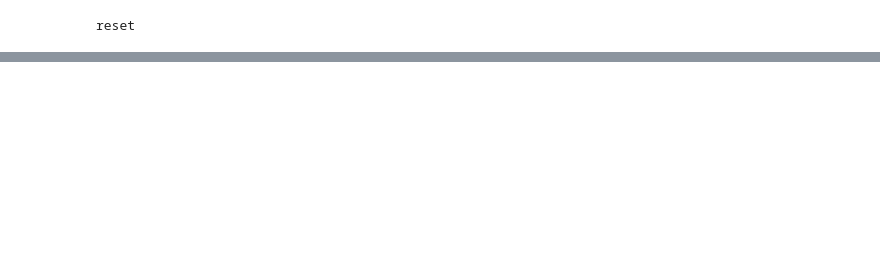
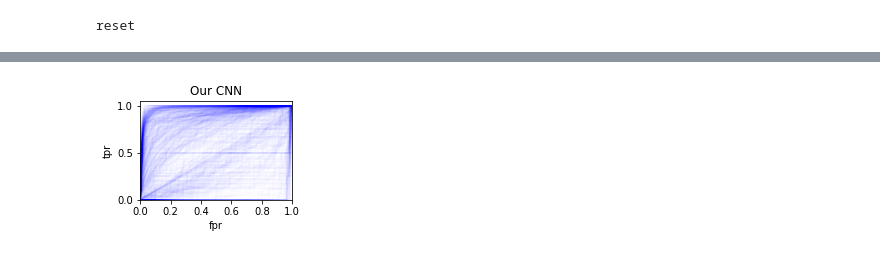
Before and after one commit to YosefLab/epitome, a Jupyter notebook: bionetz/train.ipynb, the cells around one changed output, grey strips where cells are left out. Cells and saved outputs as stored; diff of their text form; code cells hidden in the pictures; blank space fills up the shorter version.

```diff
--- a/bionetz/train.ipynb
+++ b/bionetz/train.ipynb
@@ -399,5 +312,6 @@ with tf.Session() as sess:
 # %%
-
+# num_logits = 919
+num_logits = 919 - 126
 
 with tf.Session() as sess:
     if glob.glob(save_path + '*'):
@@ -406,14 +320,14 @@ with tf.Session() as sess:
     else:
         raise
 
-    batches = test_and_valid_batches(32, valid_input, valid_target)
-    all_logits = np.array([[0] * 919])
-    all_targets = np.array([[0] * 919])
-    valid_batches = test_and_valid_batches(batch_size, valid_input, valid_target)
+    all_logits = np.array([[0] * num_logits])
+    all_targets = np.array([[0] * num_logits])
+    valid_batches = test_and_valid_batches(batch_size, valid_input, valid_target, seperate_dnase)
     for j in range(valid_size / batch_size):
-        b, t = valid_batches.next()
+        b, d, t = valid_batches.next()
         _logits = sess.run(logits, feed_dict={
-            input_placeholder: b
+            input_placeholder: b,
+            dnase_placeholder: d
         })
 #         all_logits += _logits[:,0].tolist()
         all_logits = np.append(all_logits, _logits, axis = 0)
@@ -427,7 +344,8 @@ plt.figure()
 plt.subplot(223)
 
 our_scores = []
-for i in np.arange(919):
+# for i in np.arange(919 - 126):
+for i in np.arange(126, 919) - 126:
     fpr, tpr, _ = roc_curve(all_targets[:, i],all_logits[:, i])
     try:
         our_scores += [roc_auc_score(all_targets[:, i],all_logits[:, i])]
@@ -443,49 +361,49 @@ for i in np.arange(919):
     plt.title('Our CNN')
 
 print(np.mean(our_scores))
+plt.show()
+# all_targets = loadmat("../../genomics/deepsea_train/valid.mat")["validdata"]
+# print("done loading")
+# plt.subplot(221)
+# probs = []
+# for s in ["0", "1", "2", "3"]:
+#     with open("../../genomics/fastas/infile.fasta" + s + ".out", "r") as f:
+#         for l in f:
+#             break
+#         for l in f:
+#             probs_for_l = [float(i) for i in l.split(",")[2:]]
+#             probs += [probs_for_l]
 
-all_targets = loadmat("../genomics/deepsea_train/valid.mat")["validdata"]
-print("done loading")
-plt.subplot(221)
-probs = []
-for s in ["0", "1", "2", "3"]:
-    with open("../genomics/fastas/infile.fasta" + s + ".out", "r") as f:
-        for l in f:
-            break
-        for l in f:
-            probs_for_l = [float(i) for i in l.split(",")[2:]]
-            probs += [probs_for_l]
+# probs = np.stack(probs)
 
-probs = np.stack(probs)
+# scores = []
+# for i in np.arange(919):
+#     if i % 100 == 0:
+#         print(i)
+#     fpr, tpr, _ = roc_curve(all_targets[:,i],probs[:,i])
+#     try:
+#         scores += [roc_auc_score(all_targets[:,i],probs[:,i])]
+#     except:
+#         continue
+#     plt.plot(fpr, tpr, alpha=0.01, color = "blue")
 
-scores = []
-for i in np.arange(919):
-    if i % 100 == 0:
-        print(i)
-    fpr, tpr, _ = roc_curve(all_targets[:,i],probs[:,i])
-    try:
-        scores += [roc_auc_score(all_targets[:,i],probs[:,i])]
-    except:
-        continue
-    plt.plot(fpr, tpr, alpha=0.01, color = "blue")
-
-    plt.ylabel('tpr')
-    plt.tick_params(
-    axis='x',          # changes apply to the x-axis
-    which='both',      # both major and minor ticks are affected
-    bottom='off',      # ticks along the bottom edge are off
-    top='off',         # ticks along the top edge are off
-    labelbottom='off') # labels along the bottom edge are off
-    plt.ylim([0.0, 1.05])
-    plt.xlim([0.0, 1.0])
-    plt.title('DeepSea')
+#     plt.ylabel('tpr')
+#     plt.tick_params(
+#     axis='x',          # changes apply to the x-axis
+#     which='both',      # both major and minor ticks are affected
+#     bottom='off',      # ticks along the bottom edge are off
+#     top='off',         # ticks along the top edge are off
+#     labelbottom='off') # labels along the bottom edge are off
+#     plt.ylim([0.0, 1.05])
+#     plt.xlim([0.0, 1.0])
+#     plt.title('DeepSea')
 
 
 
-plt.show()
-print(np.mean(scores))
+# plt.show()
+# print(np.mean(scores))
 
-print(np.count_nonzero(np.array(our_scores) > np.array(scores)))
-plt.hist(our_scores)
-plt.hist(scores)
-plt.show()
+# print(np.count_nonzero(np.array(our_scores) > np.array(scores)))
+# plt.hist(our_scores)
+# plt.hist(scores)
+# %% [output]
@@ -491,0 +411 @@ plt.show()
+[figure, added]
```
Also changed, not shown: parts of 13 cells of this notebook, 1 other file.
